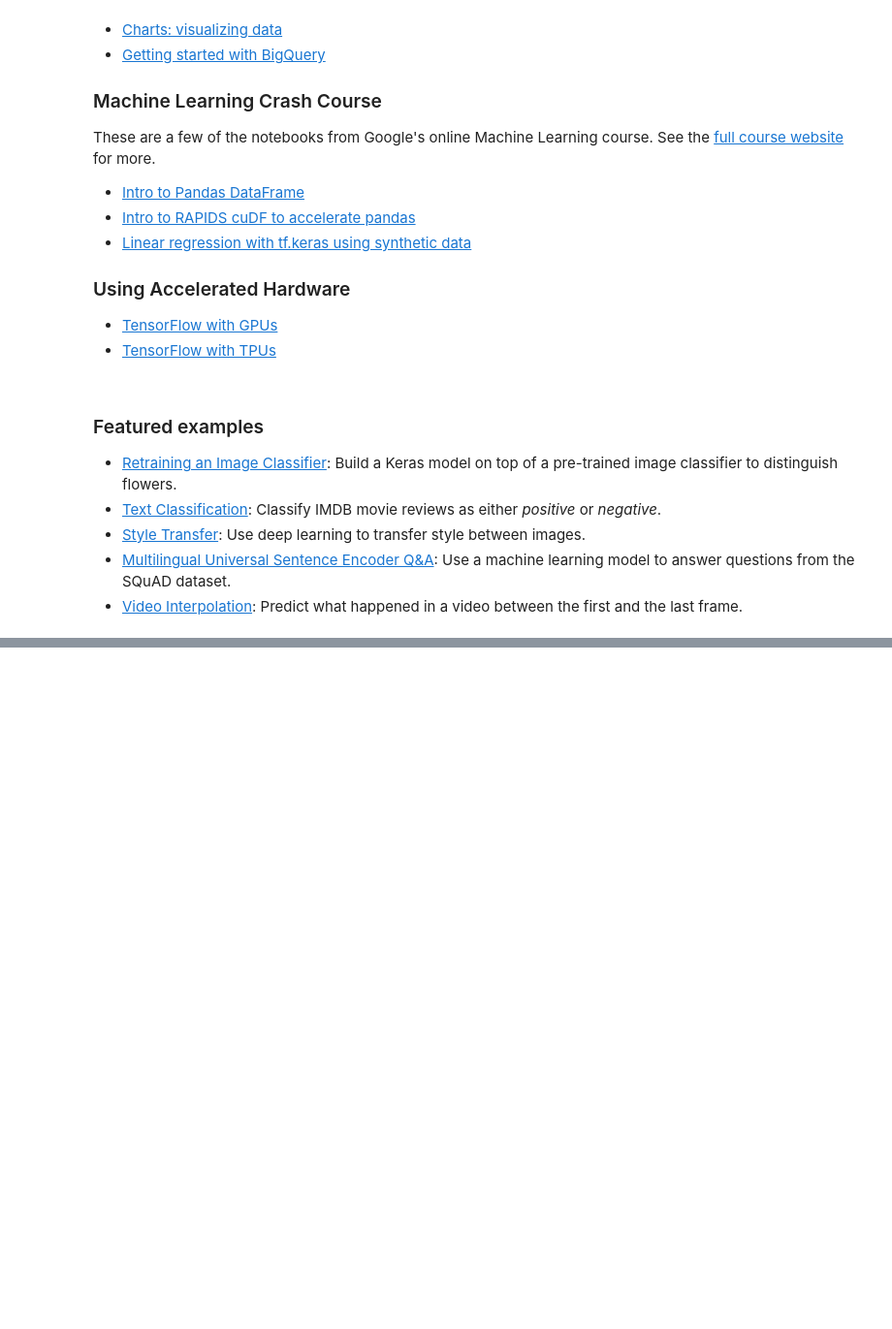
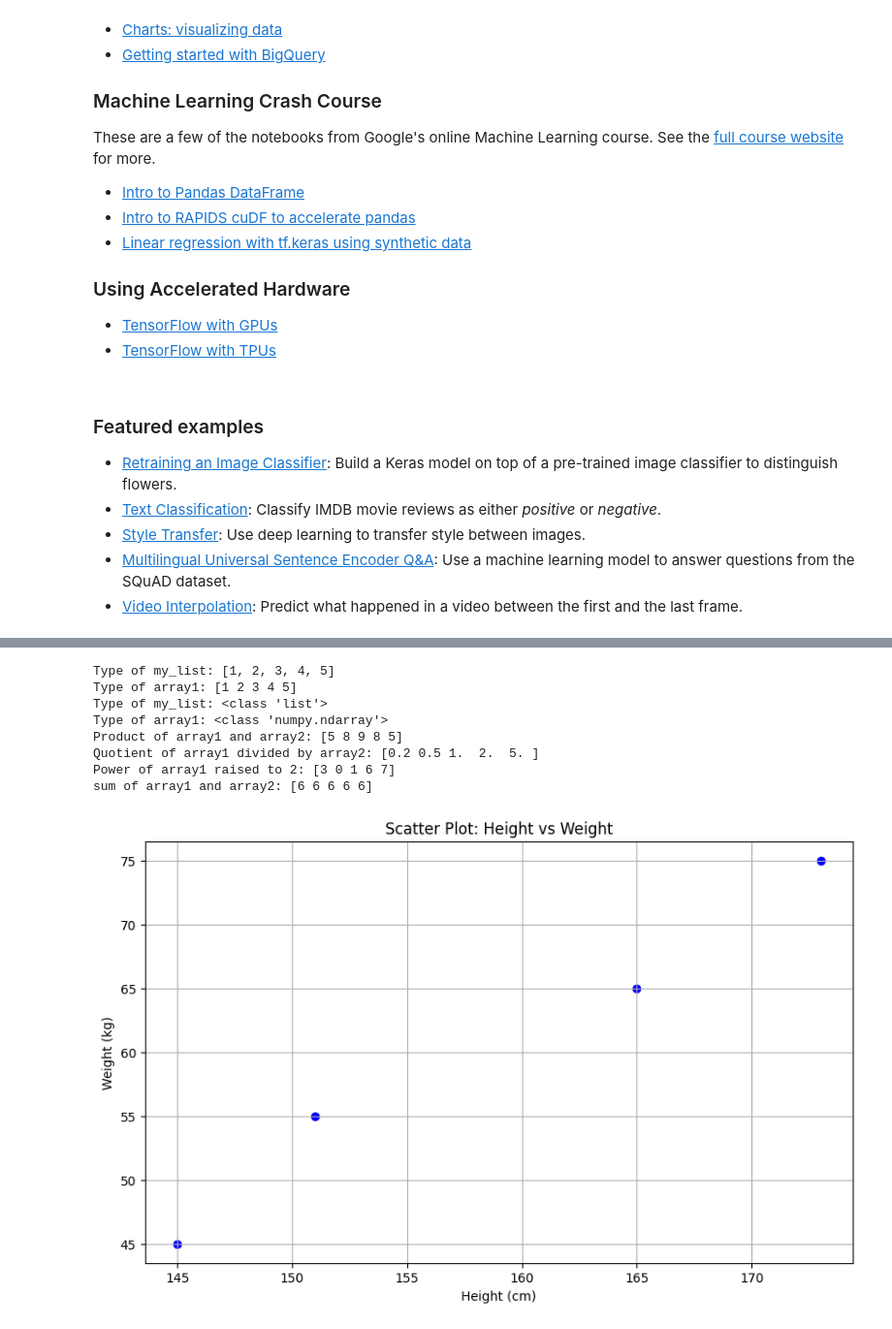
Before and after one commit to 2303A51728/AIML-2025B17-18, a Jupyter notebook: week1.ipynb, the cells around one changed output, grey strips where cells are left out. Shown at 97% size. Saved outputs shown, nothing was run; the diff lists cells and outputs as text; code cells hidden in the pictures; blank space fills up the shorter version.

```diff
--- a/week1.ipynb
+++ b/week1.ipynb
@@ -200,0 +187,80 @@ print(list2)
+# %%
+#1
+my_list = [1, 2, 3, 4, 5]
+print("Type of my_list:",(my_list))
+#2
+import numpy as np
+array1 = np.array([1, 2, 3, 4, 5])
+print("Type of array1:",(array1))
+#3
+print("Type of my_list:", type(my_list))
+print("Type of array1:", type(array1))
+#4
+array2 = np.array([5, 4, 3, 2, 1])
+product = array1 * array2
+quotient = array1 / array2
+power = array1^2
+print("Product of array1 and array2:", product)
+print("Quotient of array1 divided by array2:", quotient)
+print("Power of array1 raised to 2:", power)
+#5
+import numpy as np
+sum=array1+array2
+print("sum of array1 and array2:",sum)
+
+
+
+
+
+
+
+
+
+
+
+
+
+
+
+
+
+
+
+
+
+
+#part2
+people = ['kiran', 'arun', 'vijay', 'varun']
+age = [25, 30, 35, 40, 45]
+height = [145, 151, 165, 173]
+weight = [45, 55, 65, 75]
+import matplotlib.pyplot as plt
+plt.figure(figsize=(10, 6))
+plt.scatter(height, weight, color='blue')
+plt.title('Scatter Plot: Height vs Weight')
+plt.xlabel('Height (cm)')
+plt.ylabel('Weight (kg)')
+plt.grid(True)
+plt.show()
+plt.figure(figsize=(10, 6))
+plt.bar(people, height, color='green')
+plt.title('Bar Chart: Height of People')
+plt.xlabel('People')
+plt.ylabel('Height (cm)')
+plt.show()
+plt.figure(figsize=(10, 6))
+plt.hist(age, bins=5, color='red', edgecolor='black')
+plt.title('Histogram: Age Distribution')
+plt.xlabel('Age (years)')
+plt.ylabel('Frequency')
+plt.show()
+# %% [output]
+Type of my_list: [1, 2, 3, 4, 5]
+Type of array1: [1 2 3 4 5]
+Type of my_list: <class 'list'>
+Type of array1: <class 'numpy.ndarray'>
+Product of array1 and array2: [5 8 9 8 5]
+Quotient of array1 divided by array2: [0.2 0.5 1.  2.  5. ]
+Power of array1 raised to 2: [3 0 1 6 7]
+sum of array1 and array2: [6 6 6 6 6]
+[figure, added]
```
Also changed, not shown: parts of 2 cells of this notebook.
